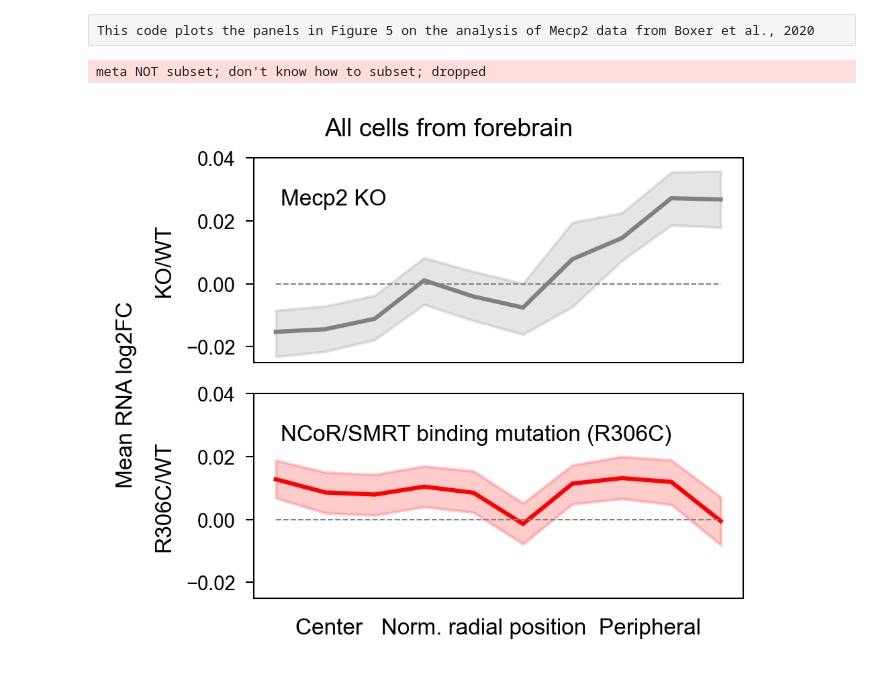
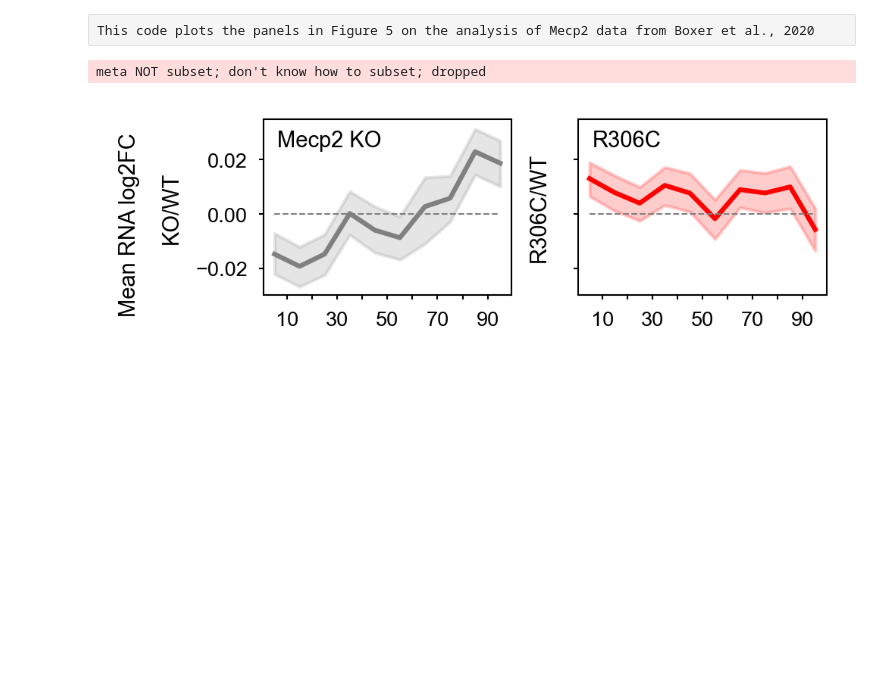
Before and after one commit to ZhuangLab/Chromatin_Analysis_MOp, a Jupyter notebook: Mecp2/External_RNAseq_dataset_analysis/Step7_plot_Boxer_data.ipynb, the cells around one changed output. Drawn from its saved outputs; the diff is of its cells as text; code cells hidden in the pictures; blank space fills up the shorter version.

```diff
--- a/Mecp2/External_RNAseq_dataset_analysis/Step7_plot_Boxer_data.ipynb
+++ b/Mecp2/External_RNAseq_dataset_analysis/Step7_plot_Boxer_data.ipynb
@@ -32,49 +32,67 @@ mpl.rcParams['pdf.fonttype'] = 42
 # %%
 df_ko = pd.read_csv(r'resources\Boxer_Mecp2_KO_result_df_allRP.csv', index_col=0)
 df_r306C = pd.read_csv(r'resources\Boxer_Mecp2_R306C_result_df_all_Rp.csv', index_col=0)
+# %%
+import numpy as np
+def get_upper_bound(all_values, bin_size=10):
+    percentiles = np.arange(0,100, bin_size)
+    percentiles = percentiles + bin_size
+    upper_bound = []
+    for p in percentiles:
+        upper_bound.append(np.percentile(all_values, p))
+    upper_bound = np.array(upper_bound)
+    return upper_bound
+
+upper_bound = get_upper_bound(df_ko['radial_position'].values)
+df_ko['rp_interval'] = df_ko['radial_position'].apply(lambda x: np.argmax(upper_bound>=x))
+
+upper_bound = get_upper_bound(df_r306C['radial_position'].values)
+df_r306C['rp_interval'] = df_r306C['radial_position'].apply(lambda x: np.argmax(upper_bound>=x))
 # %%
 import matplotlib.pyplot as plt
 import seaborn as sns
 
-fig = plt.figure(figsize=(3,2.5), dpi=300)
+fig = plt.figure(figsize=(3,1), dpi=300)
 
 
 #####
-ax1 = fig.add_subplot(211)
+ax1 = fig.add_subplot(121)
 
 sns.lineplot(data=df_ko, x='rp_interval', y='log2FoldChange', ax=ax1, color='gray')
 
 ax1.plot([0,9], [0,0], color='gray', linewidth=0.5, linestyle='--')
 
 ax1.set_xticks([])
 ax1.set_xlabel(None)
-ax1.set_ylabel('KO/WT')
+ax1.set_ylabel('KO/WT', fontsize=7)
 ax1.set_yticks([-0.02, 0, 0.02, 0.04])
-ax1.set_ylim(-0.025,0.04)
-ax1.text(0.1,0.025, 'Mecp2 KO', fontsize=8)
-
+ax1.set_ylim(-0.03,0.035)
+ax1.text(0.1,0.025, 'Mecp2 KO', fontsize=7)
+ax1.set_xticks([0.5,1.5,2.5,3.5,4.5,5.5,6.5,7.5,8.5],[10,'',30,'',50,'',70,'',90], fontsize=6.5)
+ax1.tick_params(axis='both',length=1.5)
 ####
-ax2 = fig.add_subplot(212)
+ax2 = fig.add_subplot(122)
 
 sns.lineplot(data=df_r306C, x='rp_interval', y='log2FoldChange', ax=ax2, color='red')
 
 ax2.plot([0,9], [0,0], color='gray', linewidth=0.5, linestyle='--')
 
 ax2.set_xticks([])
-ax2.set_xlabel('Center   Norm. radial position  Peripheral')
-ax2.set_ylabel('R306C/WT')
-ax2.set_yticks([-0.02, 0, 0.02, 0.04])
-ax2.set_ylim(-0.025,0.04)
-ax2.text(0.1,0.025, 'NCoR/SMRT binding mutation (R306C)', fontsize=8)
+ax2.set_xlabel(None)
+ax2.set_ylabel('R306C/WT', fontsize=7)
+ax2.set_yticks([-0.02, 0, 0.02, 0.04],['','','',''])
+ax2.set_ylim(-0.03,0.035)
+ax2.text(0.1,0.025, 'R306C', fontsize=7)
+ax2.set_xticks([0.5,1.5,2.5,3.5,4.5,5.5,6.5,7.5,8.5],[10,'',30,'',50,'',70,'',90], fontsize=6.5)
+ax2.tick_params(axis='both',length=1.5)
 
-fig.supylabel('Mean RNA log2FC', x=-0.05, fontsize=8)
-fig.suptitle('All cells from forebrain', y=1.05, fontsize=9)
+fig.supylabel('Mean RNA log2FC', x=-0.05, fontsize=7)
 
 import os
-figure_name = os.path.join(figure_folder, 'Boxer_mutation.pdf')
+figure_name = 'Boxer_mutation.pdf'
 plt.savefig(figure_name)
 
 plt.show()
 # %% [output]
 meta NOT subset; don't know how to subset; dropped
-[figure, old version]
+[figure, new version]
```
Also changed, not shown: 23 other files.
